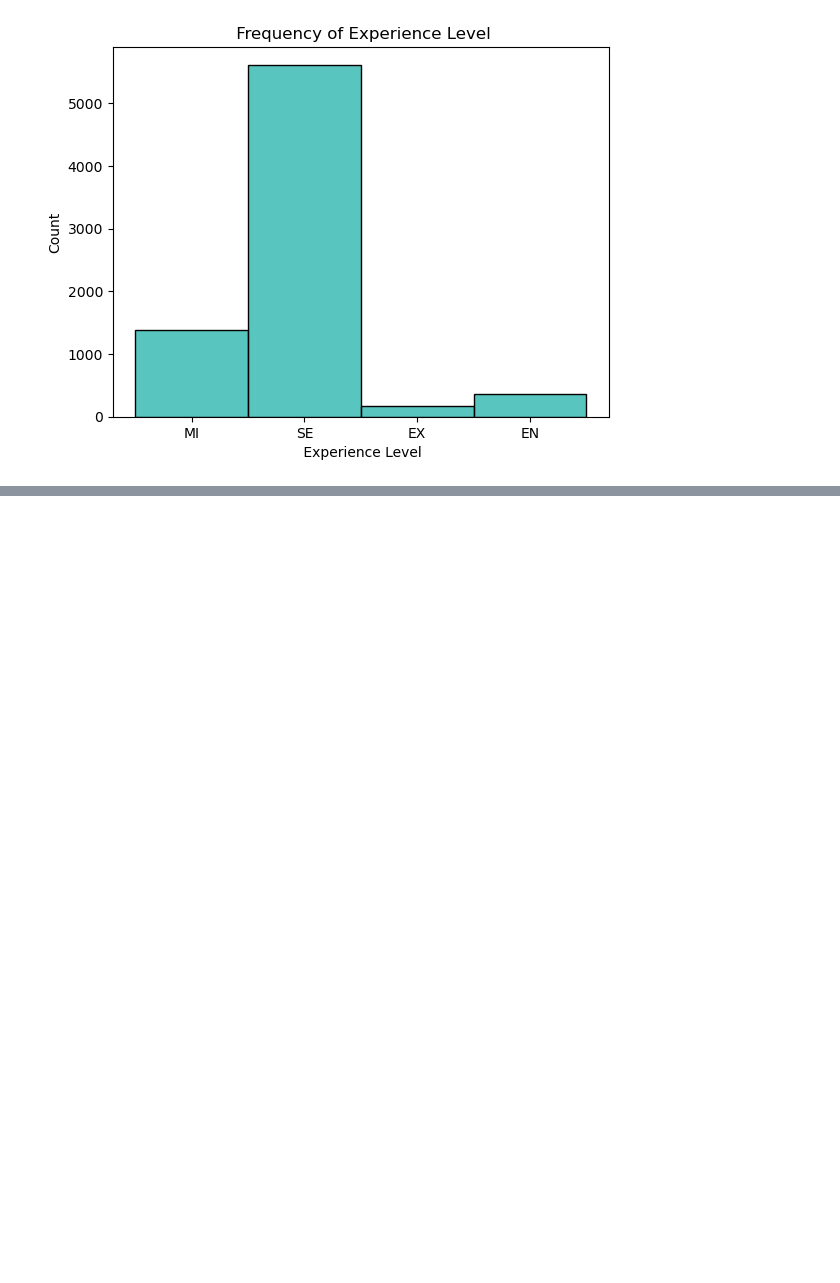
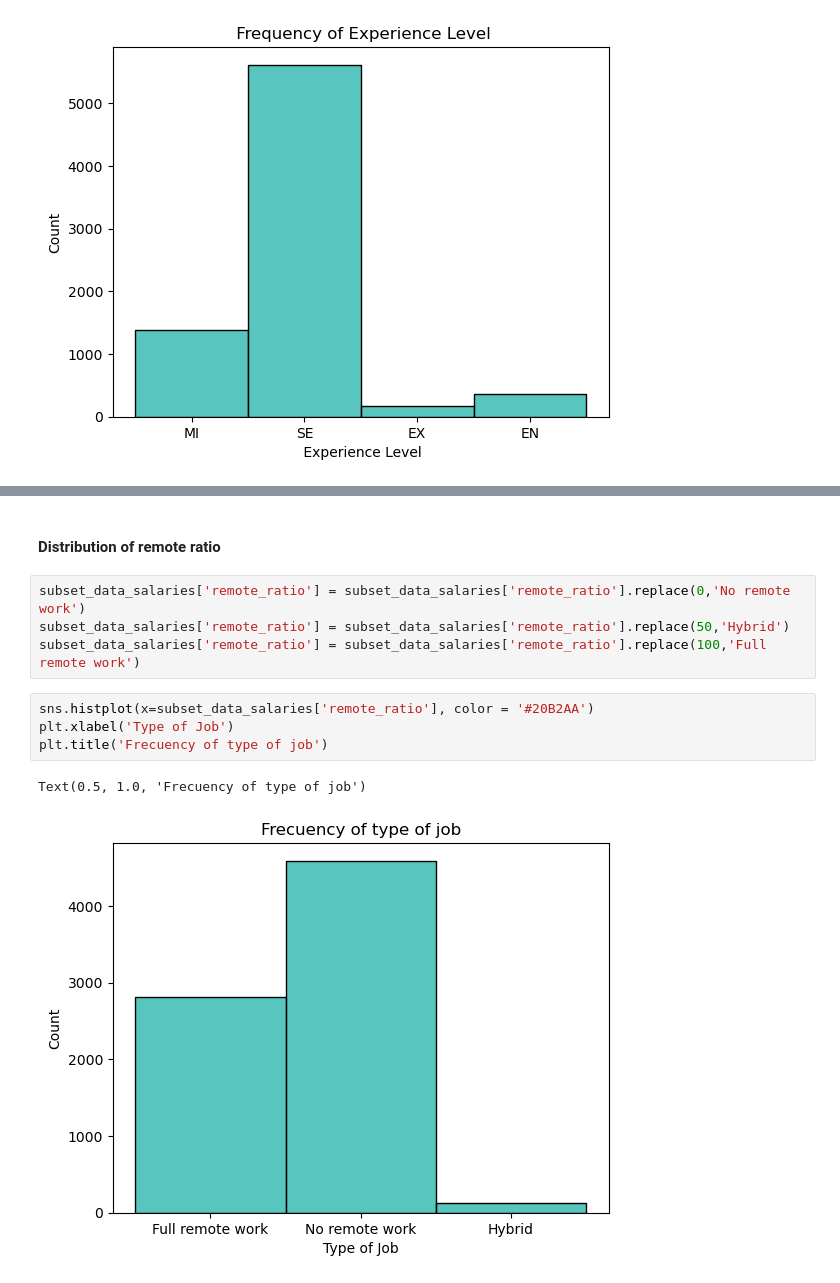
Before and after one commit to MayraVillarrubia/data-analysis, a Jupyter notebook: global_salaries_in_data/analysis_global_salaries.ipynb, the cells around one changed output, grey strips where cells are left out. Saved outputs shown, nothing was run; the diff lists cells and outputs as text; blank space fills up the shorter version.

```diff
--- a/global_salaries_in_data/analysis_global_salaries.ipynb
+++ b/global_salaries_in_data/analysis_global_salaries.ipynb
@@ -254,0 +282,13 @@ Most of the rows correspond to the senior level, this can raise the average sala
+# %% [markdown]
+#### Distribution of remote ratio
+# %%
+subset_data_salaries['remote_ratio'] = subset_data_salaries['remote_ratio'].replace(0,'No remote work')
+subset_data_salaries['remote_ratio'] = subset_data_salaries['remote_ratio'].replace(50,'Hybrid')
+subset_data_salaries['remote_ratio'] = subset_data_salaries['remote_ratio'].replace(100,'Full remote work')
+# %%
+sns.histplot(x=subset_data_salaries['remote_ratio'], color = '#20B2AA')
+plt.xlabel('Type of Job')
+plt.title('Frecuency of type of job')
+# %% [output]
+Text(0.5, 1.0, 'Frecuency of type of job')
+[figure, added]
```
Also changed, not shown: parts of 28 cells of this notebook.
